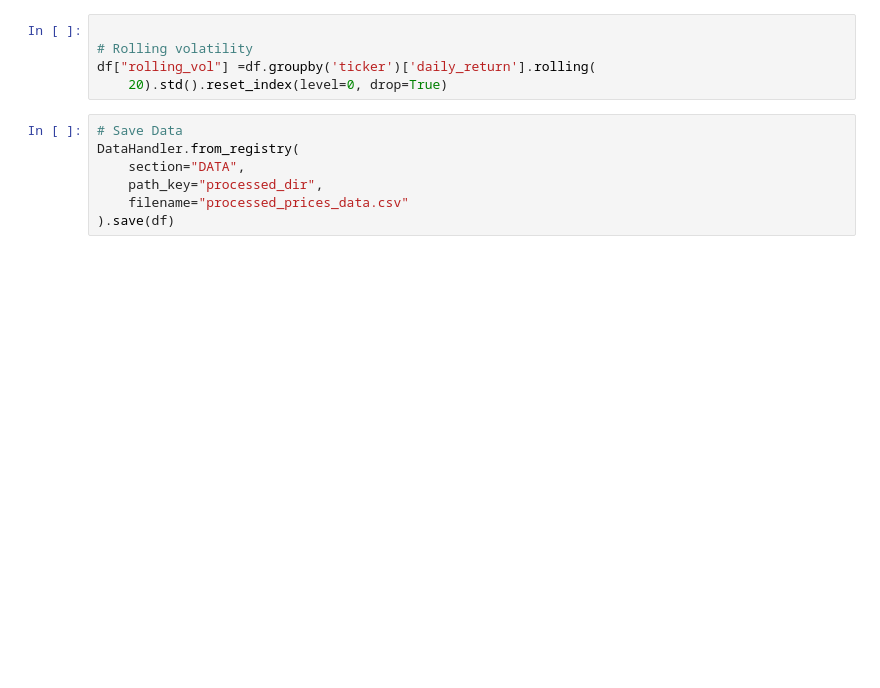
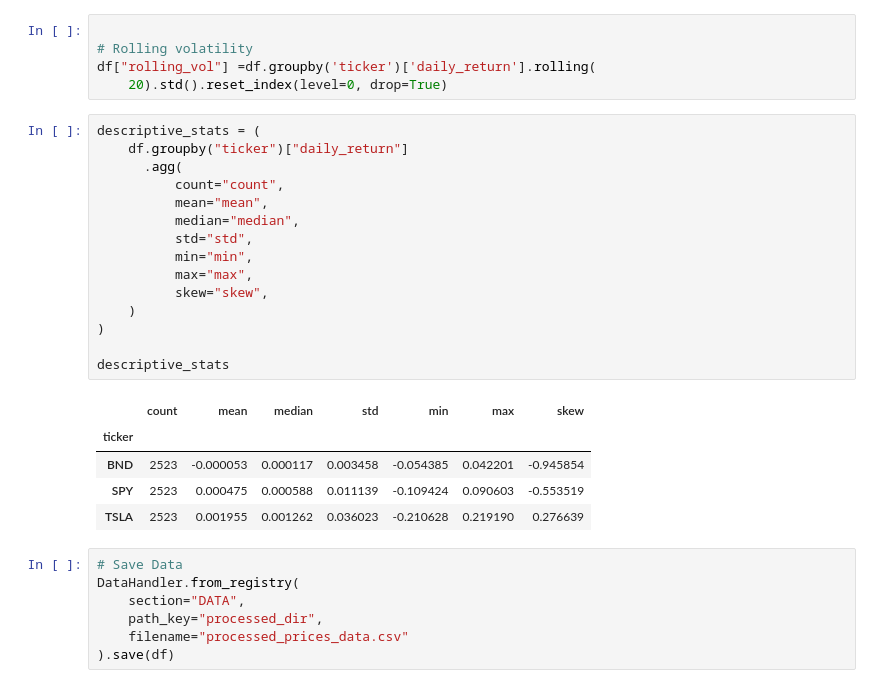
Before and after one commit to tib-dev/Portfolio-Management-Optimization, a Jupyter notebook: notebooks/eda.ipynb, the cells around one changed output. Saved outputs shown, nothing was run; the diff lists cells and outputs as text; blank space fills up the shorter version.

```diff
--- a/notebooks/eda.ipynb
+++ b/notebooks/eda.ipynb
@@ -142,6 +142,27 @@ df['daily_return'] = df.groupby('ticker')['close'].pct_change()
 # Rolling volatility
 df["rolling_vol"] =df.groupby('ticker')['daily_return'].rolling(
     20).std().reset_index(level=0, drop=True)
+# %%
+descriptive_stats = (
+    df.groupby("ticker")["daily_return"]
+      .agg(
+          count="count",
+          mean="mean",
+          median="median",
+          std="std",
+          min="min",
+          max="max",
+          skew="skew",
+    )
+)
+
+descriptive_stats
+# %% [output]
+|  | count | mean | median | std | min | max | skew |
+| ticker |  |  |  |  |  |  |  |
+| BND | 2523 | -0.000053 | 0.000117 | 0.003458 | -0.054385 | 0.042201 | -0.945854 |
+| SPY | 2523 | 0.000475 | 0.000588 | 0.011139 | -0.109424 | 0.090603 | -0.553519 |
+| TSLA | 2523 | 0.001955 | 0.001262 | 0.036023 | -0.210628 | 0.219190 | 0.276639 |
 # %%
 # Save Data
 DataHandler.from_registry(
```
Also changed, not shown: parts of 4 cells of this notebook, 1 other file.
